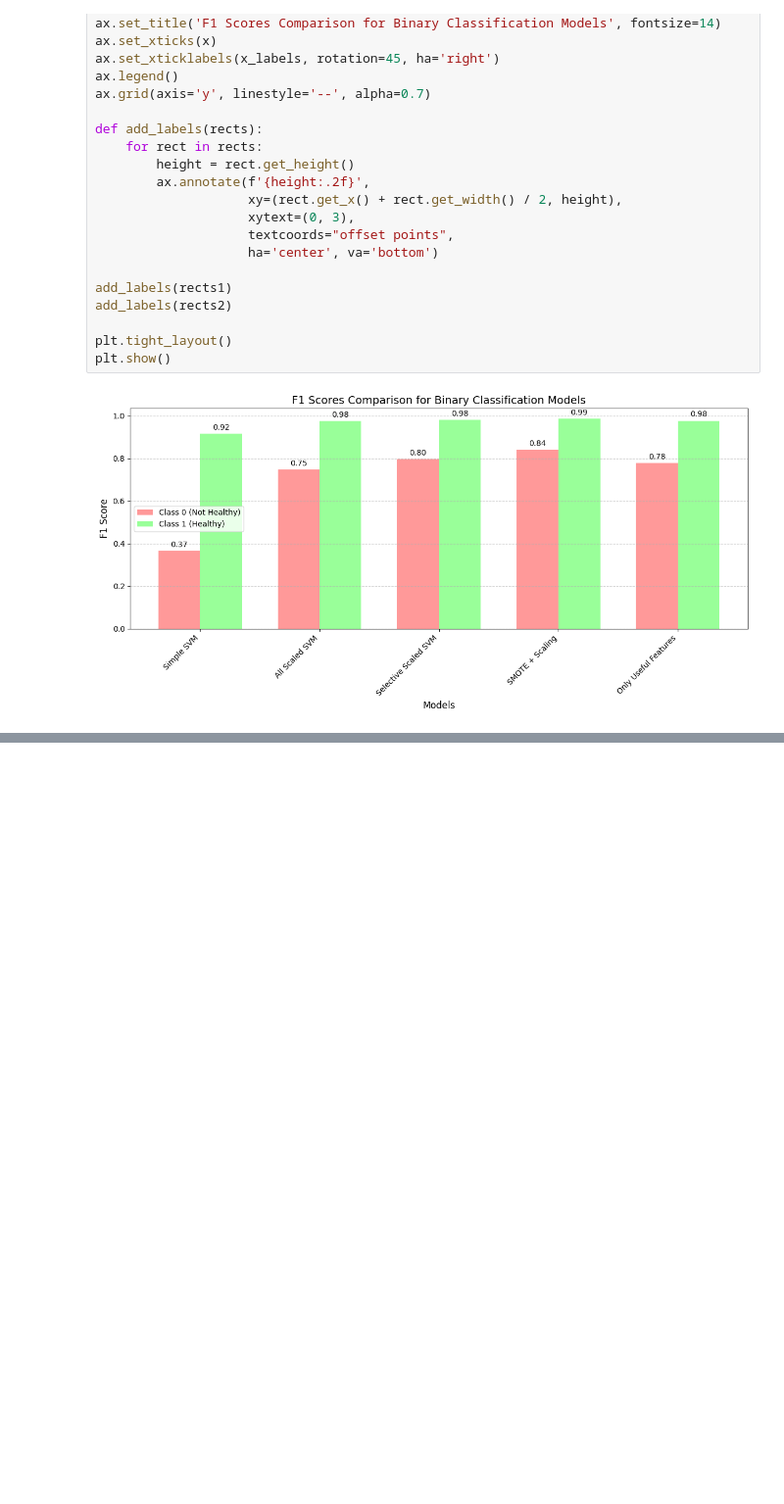
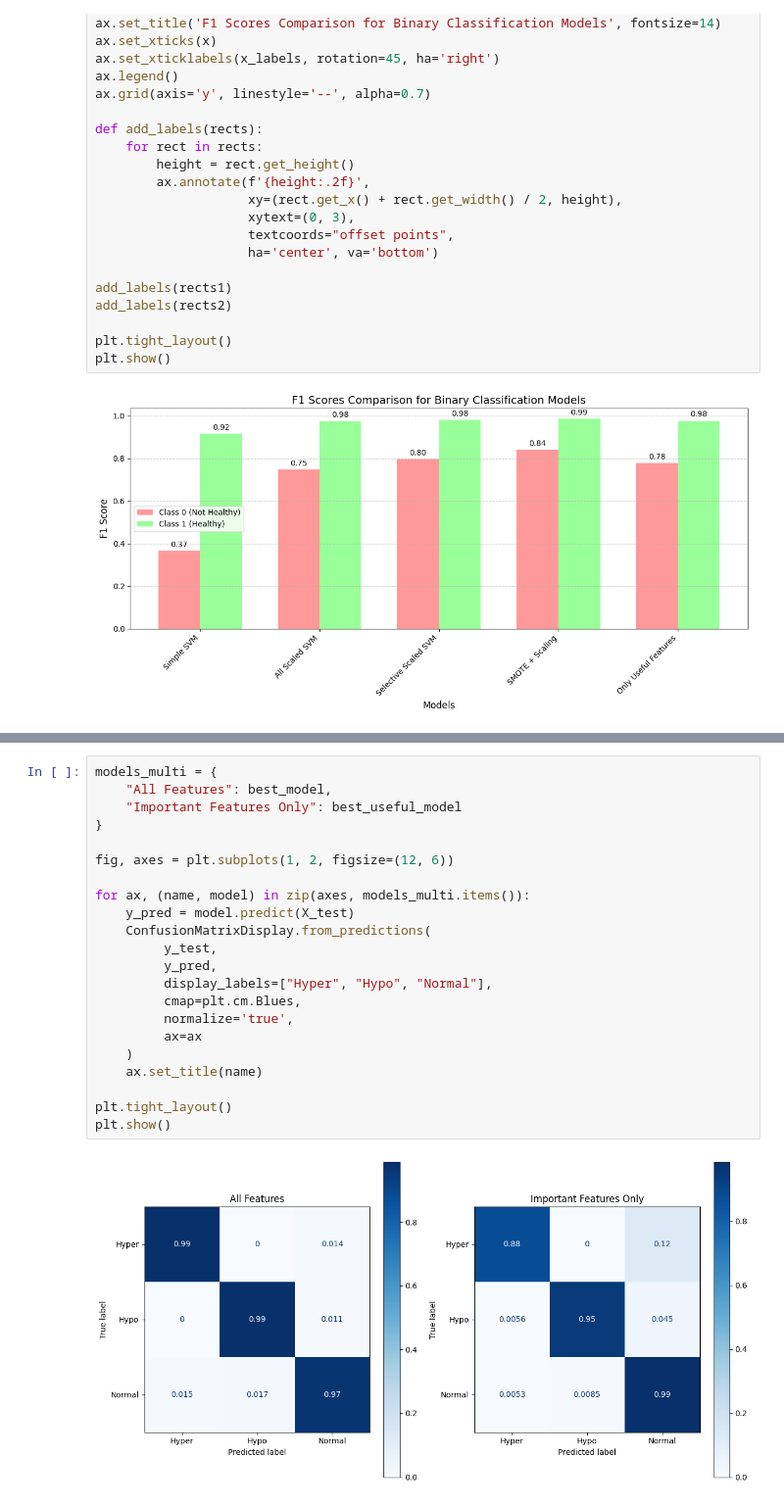
Before and after one commit to ChelsyMena/svm-classification, a Jupyter notebook: thyroids_svm.ipynb, the cells around one changed output, grey strips where cells are left out. Shown at 98% size. Drawn from its saved outputs; the diff is of its cells as text; blank space fills up the shorter version.

```diff
--- a/thyroids_svm.ipynb
+++ b/thyroids_svm.ipynb
@@ -476,3 +512,27 @@ plt.tight_layout()
 plt.show()
 # %% [output]
 [figure]
+# %%
+models_multi = {
+    "All Features": best_model,
+    "Important Features Only": best_useful_model
+}
+
+fig, axes = plt.subplots(1, 2, figsize=(12, 6))
+
+for ax, (name, model) in zip(axes, models_multi.items()):
+    y_pred = model.predict(X_test)
+    ConfusionMatrixDisplay.from_predictions(
+         y_test,
+         y_pred,
+         display_labels=["Hyper", "Hypo", "Normal"],
+         cmap=plt.cm.Blues,
+         normalize='true',
+         ax=ax
+    )
+    ax.set_title(name)
+
+plt.tight_layout()
+plt.show()
+# %% [output]
+[figure, added]
```
Also changed, not shown: parts of 2 cells of this notebook.
